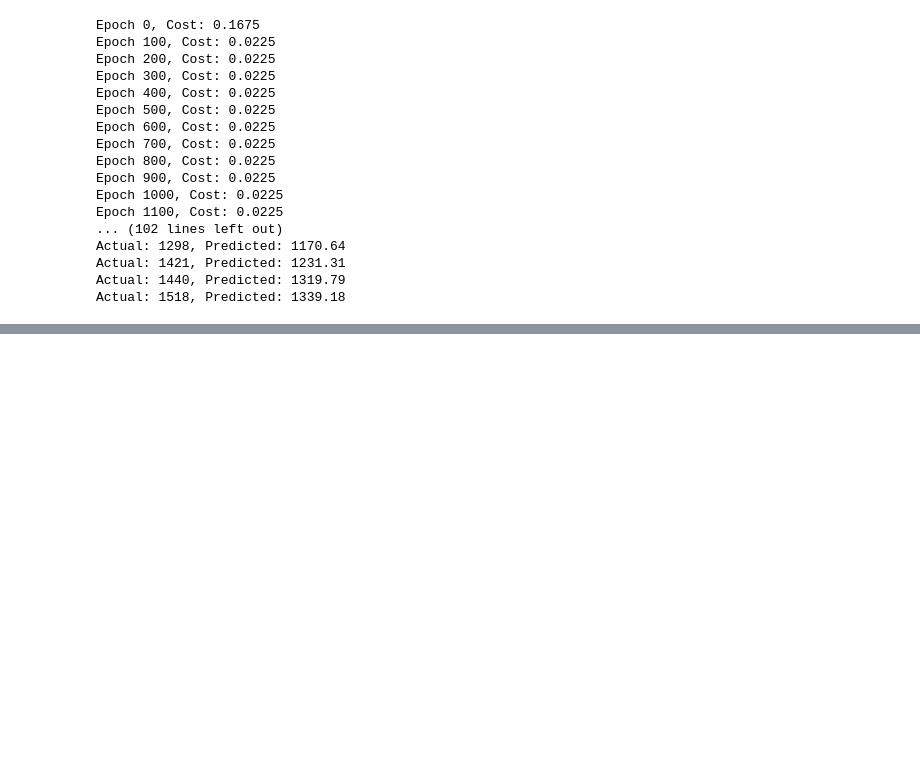
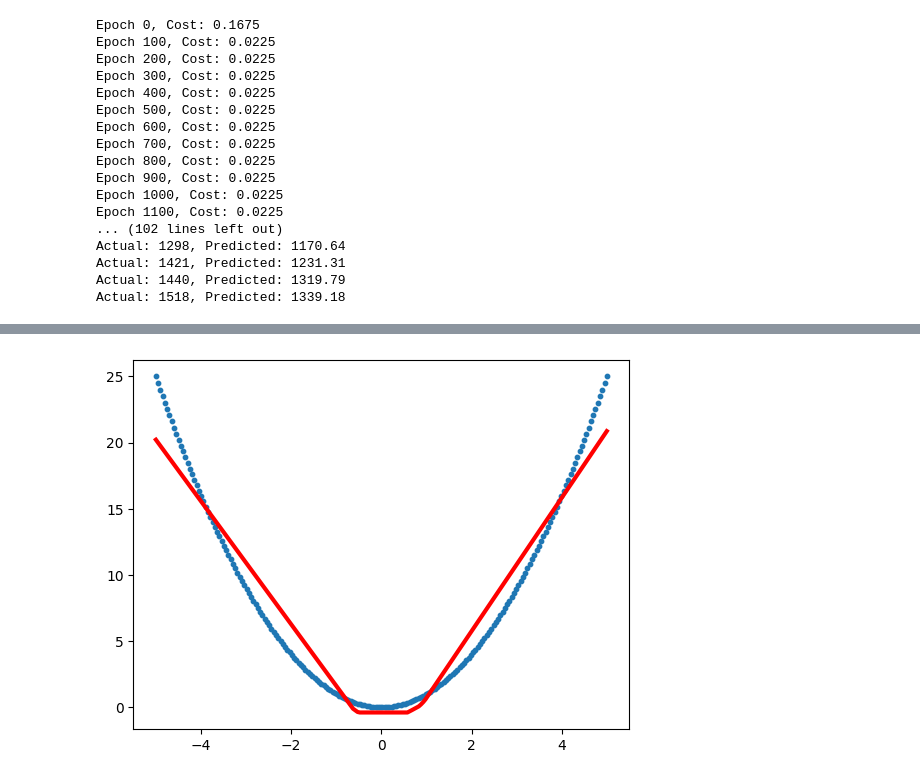
Before and after one commit to mynkaiml/Machine-learning-journey, a Jupyter notebook: Neural Networking/test.ipynb, the cells around one changed output, grey strips where cells are left out. Cells and saved outputs as stored; diff of their text form; code cells hidden in the pictures; blank space fills up the shorter version.

```diff
--- a/Neural Networking/test.ipynb
+++ b/Neural Networking/test.ipynb
@@ -477,3 +477,41 @@ Actual: 1298, Predicted: 1170.64
 Actual: 1421, Predicted: 1231.31
 Actual: 1440, Predicted: 1319.79
 Actual: 1518, Predicted: 1339.18
+# %%
+import tensorflow as tf
+import numpy as np
+import matplotlib.pyplot as plt
+
+# Nonlinear data
+X = np.linspace(-5, 5, 200)
+y = X**2
+
+# NN
+model = tf.keras.Sequential([
+    tf.keras.layers.Dense(
+        8,
+        activation='relu',
+        input_shape=(1,)
+    ),
+    tf.keras.layers.Dense(1)
+])
+
+model.compile(
+    optimizer='adam',
+    loss='mse'
+)
+
+model.fit(
+    X,
+    y,
+    epochs=500,
+    verbose=0
+)
+
+y_pred = model.predict(X)
+
+plt.scatter(X, y, s=10)
+plt.plot(X, y_pred, linewidth=3,c='r')
+
+plt.show()
+# %% [output]
@@ -479,0 +519 @@ Actual: 1518, Predicted: 1339.18
+[figure, added]
```
Also changed, not shown: parts of 1 cell of this notebook, 2 other files.
